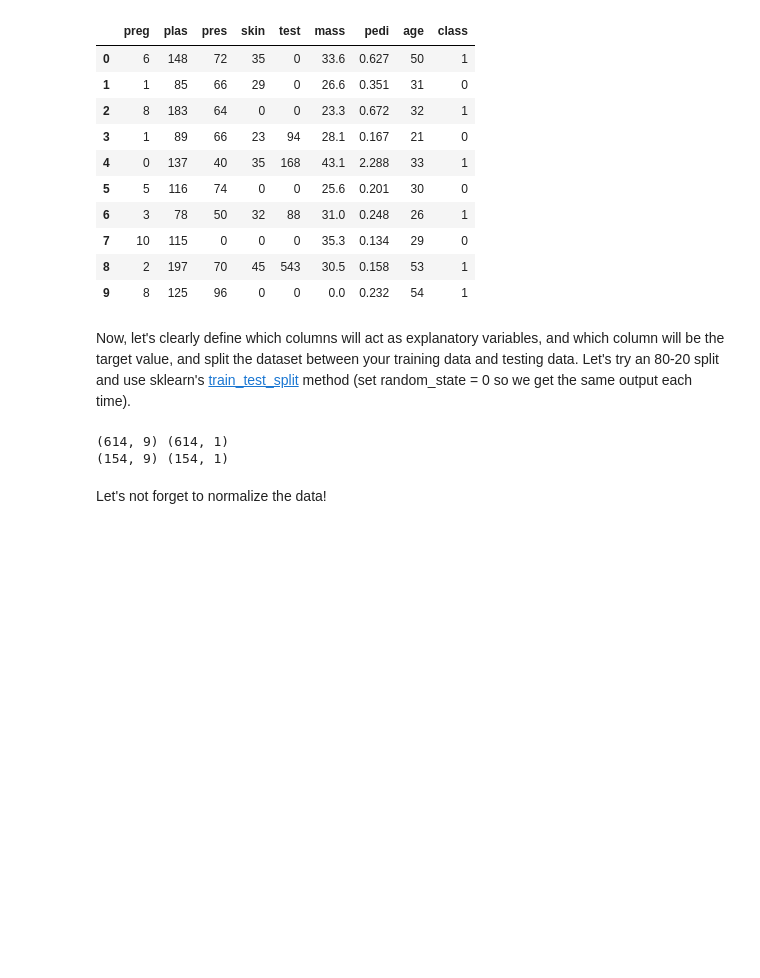
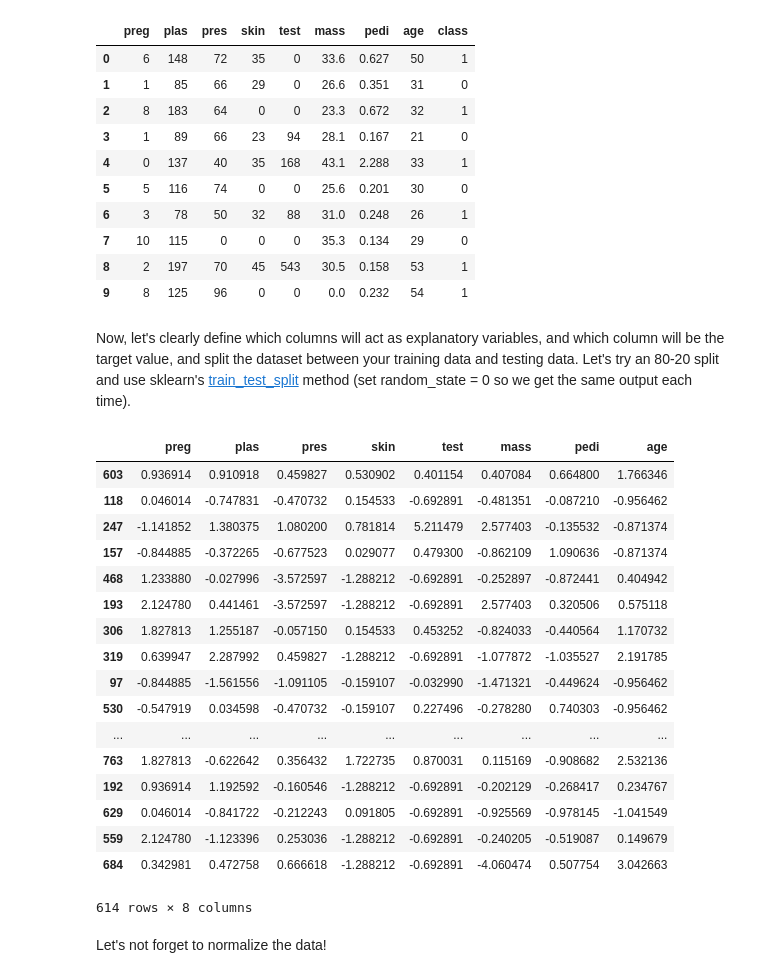
Before and after one commit to vishnurmurthy/Week1_public, a Jupyter notebook: Nearest_Neighbors/Nearest_Neighbors.ipynb, the cells around one changed output. Cells and saved outputs as stored; diff of their text form; code cells hidden in the pictures; blank space fills up the shorter version.

```diff
--- a/Nearest_Neighbors/Nearest_Neighbors.ipynb
+++ b/Nearest_Neighbors/Nearest_Neighbors.ipynb
@@ -173,13 +173,36 @@ Now, let's clearly define which columns will act as explanatory variables, and w
 # %%
 from sklearn.model_selection import train_test_split
 
 ## Your code here
-x_training, x_testing, y_training, y_testing = train_test_split(data[names], data[['class']], test_size=0.2, random_state=0)
+labels = ['preg', 'plas', 'pres', 'skin', 'test', 'mass', 'pedi', 'age']
 
-print(x_training.shape, y_training.shape)
-print(x_testing.shape, y_testing.shape)
+dat_new = data
+scaler = StandardScaler()
+for i in labels:
+    t = dat_new[i].values.reshape(-1,1)
+    scaler.fit(t)
+    dat_new[i] = scaler.transform(t)
+data = dat_new
+x_training, x_testing, y_training, y_testing = train_test_split(data[labels], data[['class']], test_size=0.2, random_state=0)
+x_training
 # %% [output]
+|  | preg | plas | pres | skin | test | mass | pedi | age |
+| 603 | 0.936914 | 0.910918 | 0.459827 | 0.530902 | 0.401154 | 0.407084 | 0.664800 | 1.766346 |
+| 118 | 0.046014 | -0.747831 | -0.470732 | 0.154533 | -0.692891 | -0.481351 | -0.087210 | -0.956462 |
+| 247 | -1.141852 | 1.380375 | 1.080200 | 0.781814 | 5.211479 | 2.577403 | -0.135532 | -0.871374 |
+| 157 | -0.844885 | -0.372265 | -0.677523 | 0.029077 | 0.479300 | -0.862109 | 1.090636 | -0.871374 |
+| 468 | 1.233880 | -0.027996 | -3.572597 | -1.288212 | -0.692891 | -0.252897 | -0.872441 | 0.404942 |
+| 193 | 2.124780 | 0.441461 | -3.572597 | -1.288212 | -0.692891 | 2.577403 | 0.320506 | 0.575118 |
+| 306 | 1.827813 | 1.255187 | -0.057150 | 0.154533 | 0.453252 | -0.824033 | -0.440564 | 1.170732 |
+| 319 | 0.639947 | 2.287992 | 0.459827 | -1.288212 | -0.692891 | -1.077872 | -1.035527 | 2.191785 |
+| 97 | -0.844885 | -1.561556 | -1.091105 | -0.159107 | -0.032990 | -1.471321 | -0.449624 | -0.956462 |
+| 530 | -0.547919 | 0.034598 | -0.470732 | -0.159107 | 0.227496 | -0.278280 | 0.740303 | -0.956462 |
+| ... | ... | ... | ... | ... | ... | ... | ... | ... |
+| 763 | 1.827813 | -0.622642 | 0.356432 | 1.722735 | 0.870031 | 0.115169 | -0.908682 | 2.532136 |
+| 192 | 0.936914 | 1.192592 | -0.160546 | -1.288212 | -0.692891 | -0.202129 | -0.268417 | 0.234767 |
+| 629 | 0.046014 | -0.841722 | -0.212243 | 0.091805 | -0.692891 | -0.925569 | -0.978145 | -1.041549 |
+| 559 | 2.124780 | -1.123396 | 0.253036 | -1.288212 | -0.692891 | -0.240205 | -0.519087 | 0.149679 |
+| 684 | 0.342981 | 0.472758 | 0.666618 | -1.288212 | -0.692891 | -4.060474 | 0.507754 | 3.042663 |
-(614, 9) (614, 1)
-(154, 9) (154, 1)
+614 rows × 8 columns
 # %% [markdown]
 Let's not forget to normalize the data!
```
Also changed, not shown: parts of 1 cell of this notebook.
